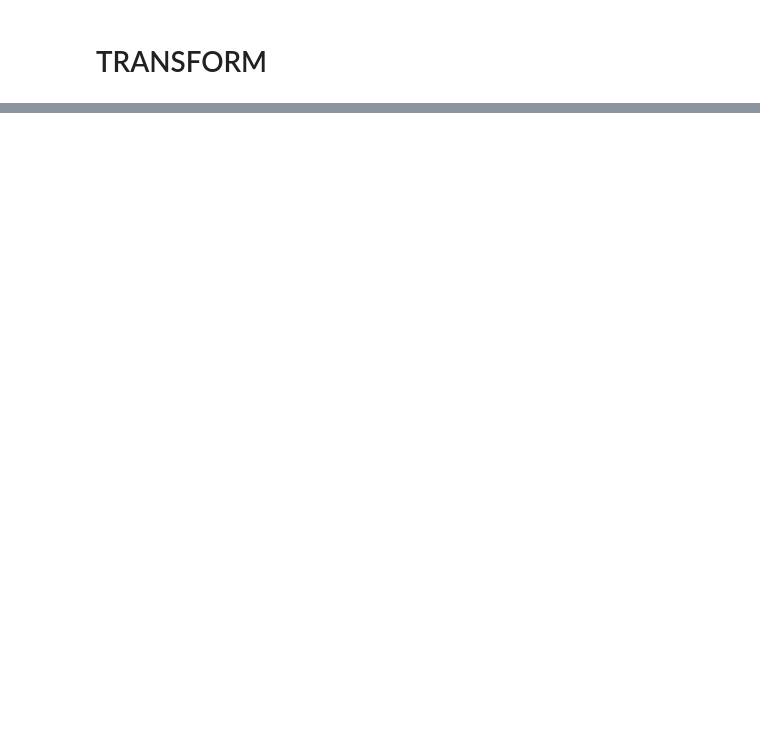
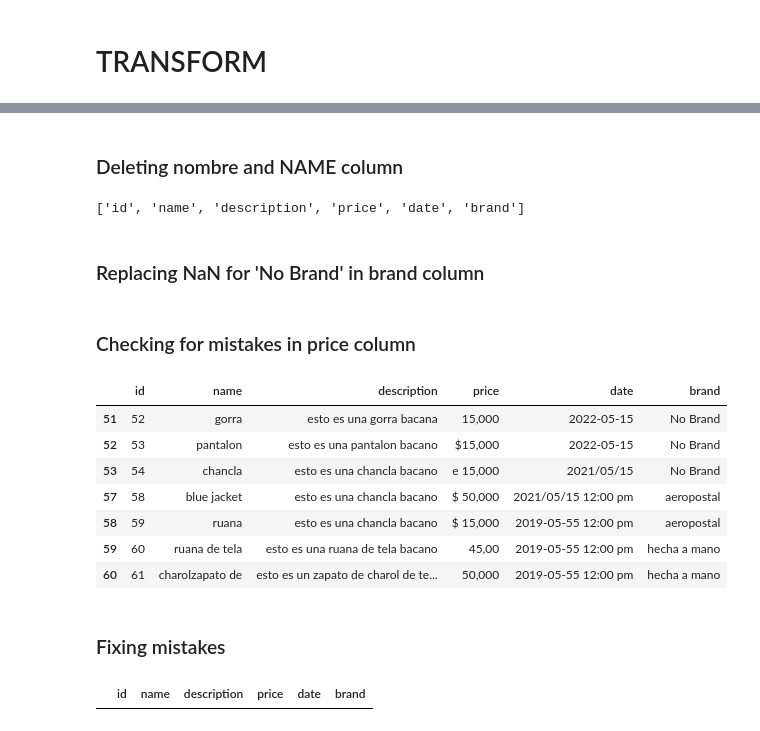
Before and after one commit to LizethMendoza6/Ecommerce-USA, a Jupyter notebook: Sales ETL project.ipynb, the cells around one changed output, grey strips where cells are left out. Cells and saved outputs as stored; diff of their text form; code cells hidden in the pictures; blank space fills up the shorter version.

```diff
--- a/Sales ETL project.ipynb
+++ b/Sales ETL project.ipynb
@@ -67,0 +105,6 @@ Sales_dataframe rows & columns:(72, 8)
+# %%
+for x in range(len(Sales_dataframe.index)):
+    if pd.notna(Sales_dataframe['nombre'].values[x]):
+        Sales_dataframe['name'].values[x] = Sales_dataframe['name'].values[x].replace(str(Sales_dataframe['name'].values[x]),str(Sales_dataframe['nombre'].values[x]))
+    if pd.notna(Sales_dataframe['NAME'].values[x]):
+        Sales_dataframe['name'].values[x] = Sales_dataframe['name'].values[x].replace(str(Sales_dataframe['name'].values[x]),str(Sales_dataframe['NAME'].values[x]))
@@ -67,0 +117,27 @@ Sales_dataframe rows & columns:(72, 8)
+# %% [markdown]
+### Deleting nombre and NAME column
+# %%
+Sales_dataframe = Sales_dataframe.drop(['nombre','NAME'], axis=1)
+# %%
+list(Sales_dataframe.columns)
+# %% [output]
+['id', 'name', 'description', 'price', 'date', 'brand']
+# %% [markdown]
+### Replacing NaN for 'No Brand' in brand column
+# %%
+Sales_dataframe["brand"]=Sales_dataframe["brand"].fillna('No Brand')
+# %% [markdown]
+### Checking for mistakes in price column
+# %%
+Sales_dataframe[Sales_dataframe['price'].str.contains(',', na=False)]
+# %% [output]
+|  | id | name | description | price | date | brand |
+| 51 | 52 | gorra | esto es una gorra bacana | 15,000 | 2022-05-15 | No Brand |
+| 52 | 53 | pantalon | esto es una pantalon bacano | $15,000 | 2022-05-15 | No Brand |
+| 53 | 54 | chancla | esto es una chancla bacano | e 15,000 | 2021/05/15 | No Brand |
+| 57 | 58 | blue jacket | esto es una chancla bacano | $ 50,000 | 2021/05/15 12:00 pm | aeropostal |
+| 58 | 59 | ruana | esto es una chancla bacano | $ 15,000 | 2019-05-55 12:00 pm | aeropostal |
+| 59 | 60 | ruana de tela | esto es una ruana de tela bacano | 45,00 | 2019-05-55 12:00 pm | hecha a mano |
+| 60 | 61 | charolzapato de | esto es un zapato de charol de te... | 50,000 | 2019-05-55 12:00 pm | hecha a mano |
+# %% [markdown]
+### Fixing mistakes
@@ -67,0 +150,8 @@ Sales_dataframe rows & columns:(72, 8)
+# %%
+Sales_dataframe[Sales_dataframe['price'].str.contains(',', na=False)]
+Sales_dataframe[Sales_dataframe['price'].str.contains('€', na=False)]
+Sales_dataframe[Sales_dataframe['price'].str.contains('$', na=False)]
+Sales_dataframe[Sales_dataframe['price'].str.contains('e', na=False)]
+Sales_dataframe[Sales_dataframe['price'].str.contains(' ', na=False)]
+# %% [output]
+|  | id | name | description | price | date | brand |
```
Also changed, not shown: parts of 21 cells of this notebook.
